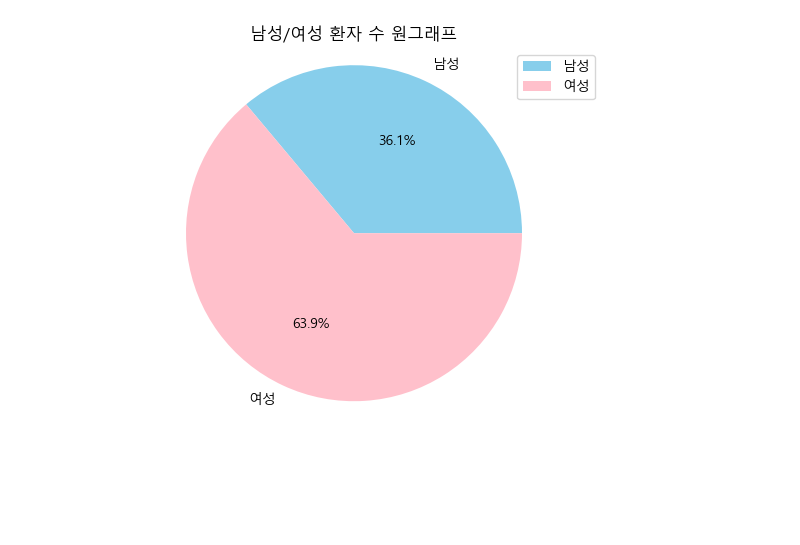
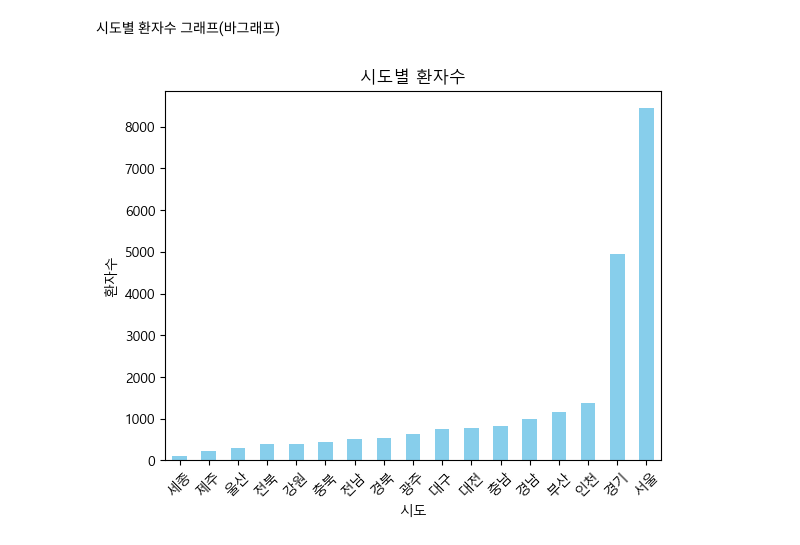
Before and after one commit to soon15/DATA-A, a Jupyter notebook: 지역별로 환자 수 그래프 그리기/지역별 환자수.ipynb, the cells around one changed output. Saved outputs shown, nothing was run; the diff lists cells and outputs as text; code cells hidden in the pictures; blank space fills up the shorter version.

```diff
--- a/지역별로 환자 수 그래프 그리기/지역별 환자수.ipynb
+++ b/지역별로 환자 수 그래프 그리기/지역별 환자수.ipynb
@@ -397,41 +10,22 @@ plt.show()
-# %%
-import csv
-import matplotlib.pyplot as plt
-
-f = open('obesity2023_2.csv', encoding='cp949')
-data = csv.reader(f)
-
-header = next(data)
-
-
-city = input('시도를 입력하시오: ')
-#ex)서울
-gu = input('시군구를 입력하시오: ')
-#ex)서대문구
-
-filtered_data = []
-for row in data:
-    if city == row[1] and gu == row[2]:  # 올바른 조건 설정
-        filtered_data.append(row[5])
-
-male = int(filtered_data[0])
-female = int(filtered_data[1])
-
-result = [male, female]
-lables = ['남성', '여성']
-
-fig, ax = plt.subplots()
-ax.pie(result, labels=labels, autopct='%1.1f%%', colors=['skyblue', 'pink'])
-
-
-# 원이 정원 형태로 나오게 설정
-ax.axis('equal')
-
-# 제목 설정
-ax.set_title('남성/여성 환자 수 원그래프')
-
-# 그래프 출력
-plt.legend()
-plt.show()
-# %% [output]
-[figure, removed]
+# %% [markdown]
+시도별 환자수 그래프(바그래프)
+# %%
+import pandas as pd
+import matplotlib.pyplot as plt
+import seaborn as sns
+from matplotlib import rc
+
+
+rc('font', family='Malgun Gothic')
+
+file_path = 'obesity2023_2.csv'
+data = pd.read_csv(file_path, encoding='cp949')
+
+sido_patient_count = data.groupby('시도')['환자수'].sum().sort_values()
+sido_patient_count.plot(kind='bar', color='skyblue', title='시도별 환자수')
+plt.xlabel('시도')
+plt.ylabel('환자수')
+plt.xticks(rotation=45)
+plt.show()
+# %% [output]
+[figure, added]
```
Also changed, not shown: parts of 43 cells of this notebook.
